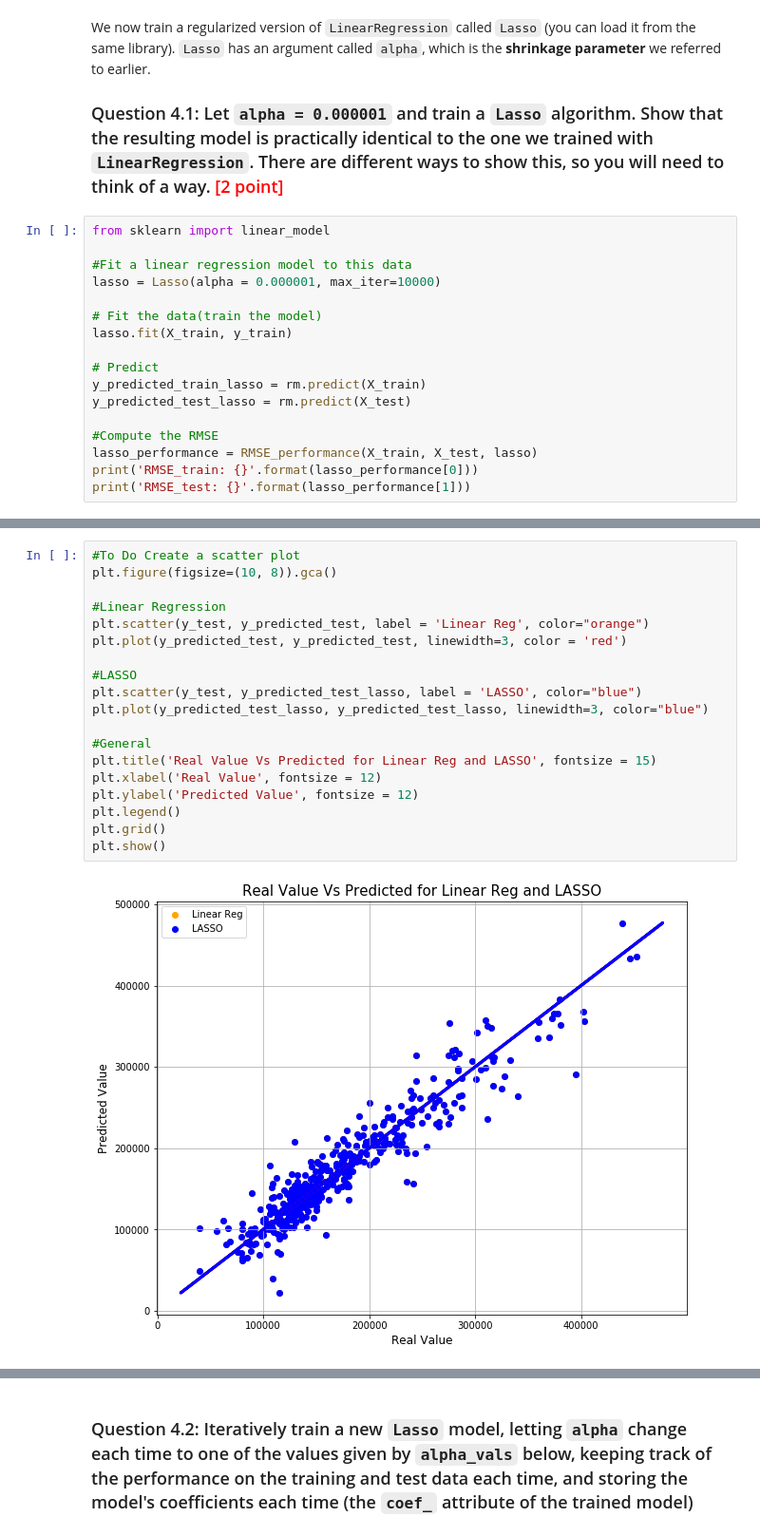
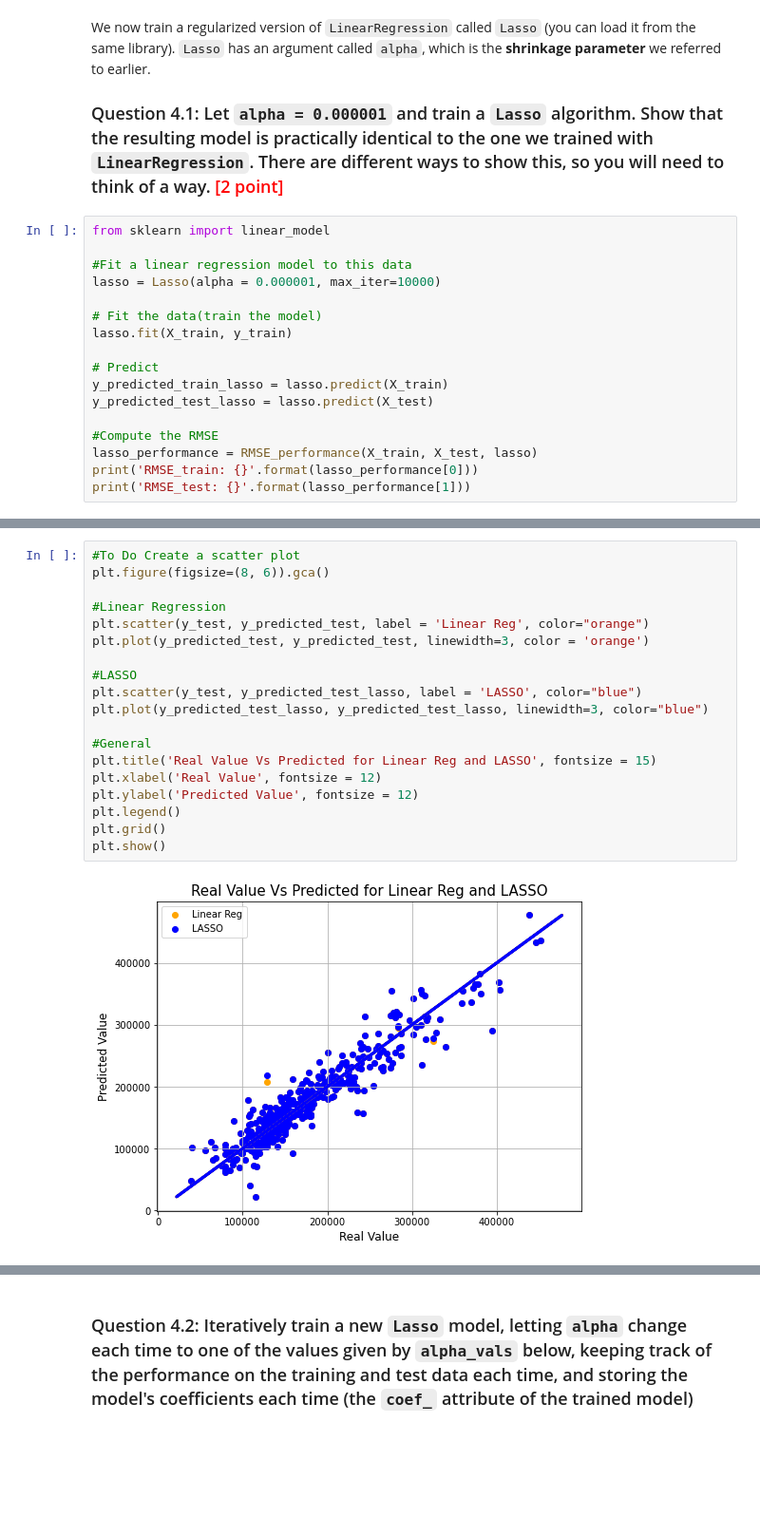
Before and after one commit to rodolfolermacontreras/ML_1_Assignment_7, a Jupyter notebook: MLEARN510-Assignment7-RodolfoLerma.ipynb, the cells around one changed output, grey strips where cells are left out. Shown at 95% size. Saved outputs shown, nothing was run; the diff lists cells and outputs as text; blank space fills up the shorter version.

```diff
--- a/MLEARN510-Assignment7-RodolfoLerma.ipynb
+++ b/MLEARN510-Assignment7-RodolfoLerma.ipynb
@@ -310,8 +316,8 @@ lasso = Lasso(alpha = 0.000001, max_iter=10000)
 lasso.fit(X_train, y_train)
 
 # Predict
-y_predicted_train_lasso = rm.predict(X_train)
-y_predicted_test_lasso = rm.predict(X_test)
+y_predicted_train_lasso = lasso.predict(X_train)
+y_predicted_test_lasso = lasso.predict(X_test)
 
 #Compute the RMSE
 lasso_performance = RMSE_performance(X_train, X_test, lasso)
@@ -323,24 +329,24 @@ RMSE_test: 23685.269800758728
 # %%
 #To Do Create a scatter plot
-plt.figure(figsize=(10, 8)).gca()
+plt.figure(figsize=(8, 6)).gca()
 
 #Linear Regression
 plt.scatter(y_test, y_predicted_test, label = 'Linear Reg', color="orange")
-plt.plot(y_predicted_test, y_predicted_test, linewidth=3, color = 'red')
+plt.plot(y_predicted_test, y_predicted_test, linewidth=3, color = 'orange')
 
 #LASSO
 plt.scatter(y_test, y_predicted_test_lasso, label = 'LASSO', color="blue")
 plt.plot(y_predicted_test_lasso, y_predicted_test_lasso, linewidth=3, color="blue")
 
 #General
 plt.title('Real Value Vs Predicted for Linear Reg and LASSO', fontsize = 15)
 plt.xlabel('Real Value', fontsize = 12)
 plt.ylabel('Predicted Value', fontsize = 12)
 plt.legend()
 plt.grid()
 plt.show()
 # %% [output]
-[figure, old version]
+[figure, new version]
 # %%
 #Comparison in performance
 print('RMSE_test_linear_reg: {}'.format(linear_reg_performance[1]))
```
Also changed, not shown: parts of 61 cells of this notebook.
